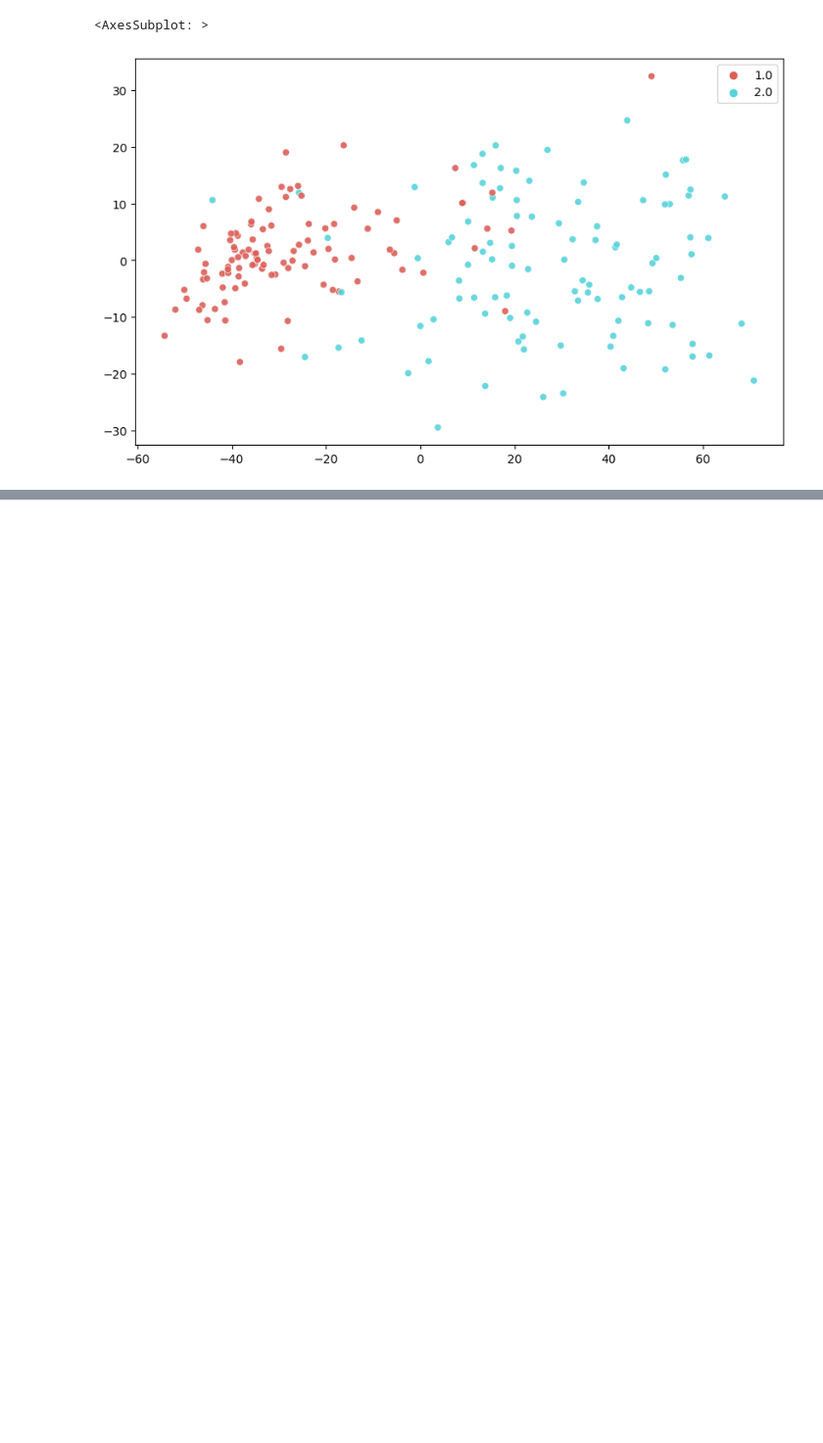
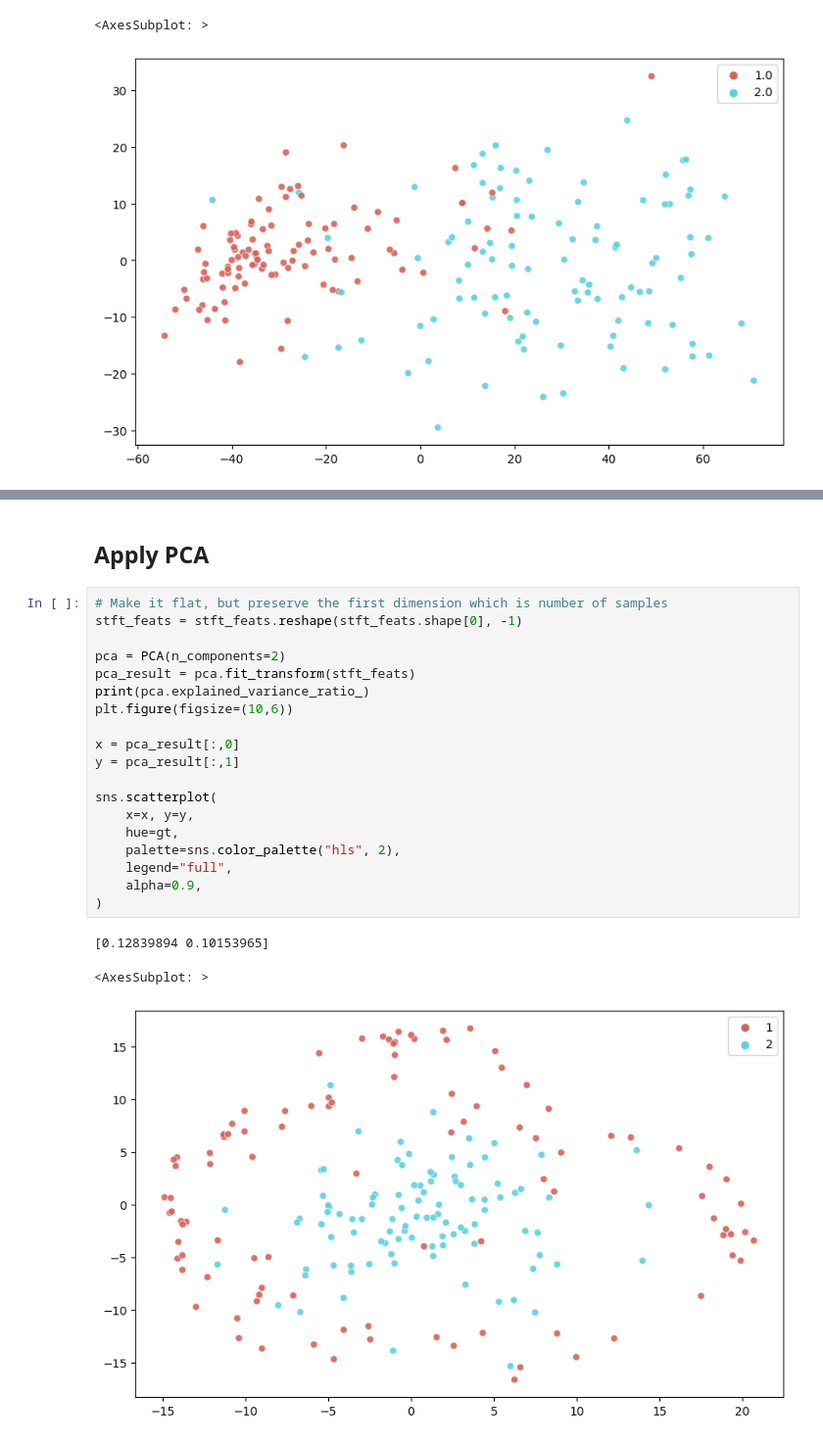
Before and after one commit to yalda-amirsoleymani/har-dataset-processing, a Jupyter notebook: processing.ipynb, the cells around one changed output, grey strips where cells are left out. Shown at 98% size. Drawn from its saved outputs; the diff is of its cells as text; blank space fills up the shorter version.

```diff
--- a/processing.ipynb
+++ b/processing.ipynb
@@ -464,0 +541,25 @@ plot_svm(clf, X, y)
+# %% [markdown]
+## Apply PCA
+# %%
+# Make it flat, but preserve the first dimension which is number of samples
+stft_feats = stft_feats.reshape(stft_feats.shape[0], -1)
+
+pca = PCA(n_components=2)
+pca_result = pca.fit_transform(stft_feats)
+print(pca.explained_variance_ratio_)
+plt.figure(figsize=(10,6))
+
+x = pca_result[:,0]
+y = pca_result[:,1]
+
+sns.scatterplot(
+    x=x, y=y,
+    hue=gt,
+    palette=sns.color_palette("hls", 2),
+    legend="full",
+    alpha=0.9,
+)
+# %% [output]
+[0.12839894 0.10153965]
+<AxesSubplot: >
+[figure, added]
```
Also changed, not shown: parts of 17 cells of this notebook.
